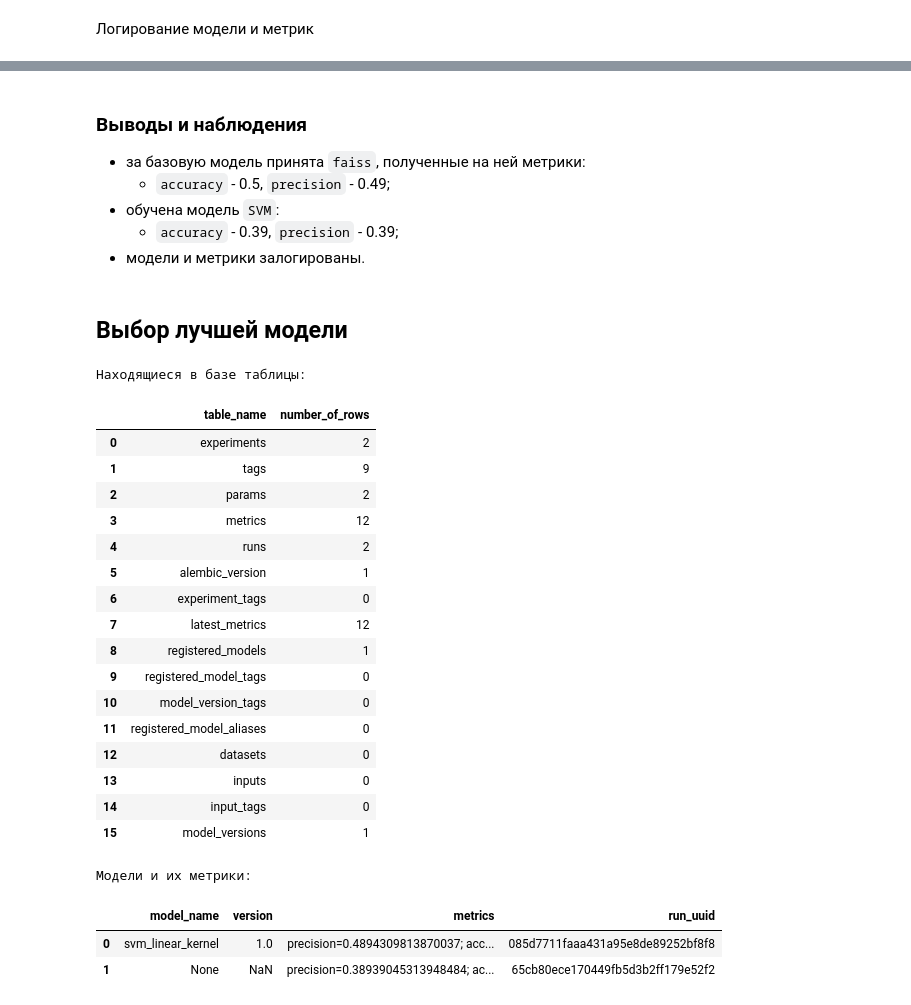
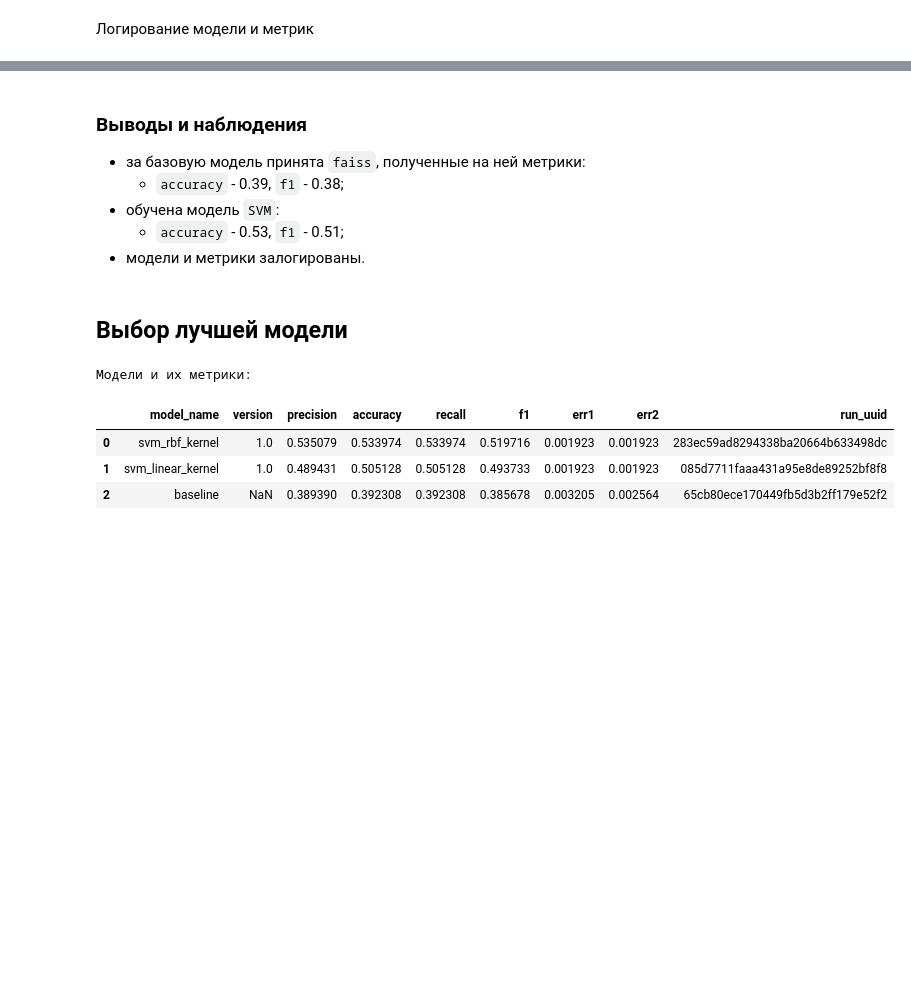
Before and after one commit to denis-42ds/determining_music_genre_from_an_image, a Jupyter notebook: music_genres.ipynb, the cells around one changed output, grey strips where cells are left out. Saved outputs shown, nothing was run; the diff lists cells and outputs as text; code cells hidden in the pictures; blank space fills up the shorter version.

Commit message:
second svm model fitted

```diff
--- a/music_genres.ipynb
+++ b/music_genres.ipynb
@@ -269,60 +309,48 @@ Created version '1' of model 'svm_linear_kernel'.
 # %% [markdown]
 ### Выводы и наблюдения
 - за базовую модель принята `faiss`, полученные на ней метрики:
-  - `accuracy` - 0.5, `precision` - 0.49;
+  - `accuracy` - 0.39, `f1` - 0.38;
 - обучена модель `SVM`:
-  - `accuracy` - 0.39, `precision` - 0.39;
+  - `accuracy` - 0.53, `f1` - 0.51;
 - модели и метрики залогированы.
 # %% [markdown]
 ## Выбор лучшей модели
 # %%
 connection.update(postgres_credentials)
 with psycopg.connect(**connection) as conn:
     with conn.cursor() as cur:
-        cur.execute(f"SELECT table_name FROM information_schema.tables WHERE table_schema='public'")
-        table_data = []
-        for table_name in cur.fetchall():
-            cur.execute(f"SELECT COUNT(*) FROM {table_name[0]}")
-            table_data.append((table_name[0], cur.fetchone()[0]))
-        print('Находящиеся в базе таблицы:')
-        display(pd.DataFrame(table_data, columns=['table_name', 'number_of_rows']))
+        # cur.execute(f"SELECT table_name FROM information_schema.tables WHERE table_schema='public'")
+        # table_data = []
+        # for table_name in cur.fetchall():
+        #     cur.execute(f"SELECT COUNT(*) FROM {table_name[0]}")
+        #     table_data.append((table_name[0], cur.fetchone()[0]))
+        # print('Находящиеся в базе таблицы:')
+        # display(pd.DataFrame(table_data, columns=['table_name', 'number_of_rows']))
 
         cur.execute("""
                        SELECT
-                         model_versions.name AS model_name,
+                         COALESCE(model_versions.name, 'baseline') AS model_name,
                          model_versions.version,
-                         STRING_AGG(metrics.key || '=' || metrics.value, '; ') AS metrics,
+                         MAX(CASE WHEN metrics.key = 'precision' THEN metrics.value END) AS precision,
+                         MAX(CASE WHEN metrics.key = 'accuracy' THEN metrics.value END) AS accuracy,
+                         MAX(CASE WHEN metrics.key = 'recall' THEN metrics.value END) AS recall,
+                         MAX(CASE WHEN metrics.key = 'f1' THEN metrics.value END) AS f1,
+                         MAX(CASE WHEN metrics.key = 'err1' THEN metrics.value END) AS err1,
+                         MAX(CASE WHEN metrics.key = 'err2' THEN metrics.value END) AS err2,
                          metrics.run_uuid
                        FROM metrics
                          LEFT JOIN model_versions ON model_versions.run_id=metrics.run_uuid
                        WHERE metrics.key NOT IN ('fit_time', 'score_time')
-                       GROUP BY model_versions.name, model_versions.version, metrics.run_uuid
-                       ORDER BY metrics DESC
+                       GROUP BY COALESCE(model_versions.name, 'baseline'), model_versions.version, metrics.run_uuid
+                       ORDER BY f1 DESC
                        """)
         table_data = cur.fetchall()
         table_columns = [desc[0] for desc in cur.description]
         print('Модели и их метрики:')
         display(pd.DataFrame(table_data, columns=table_columns))
 # %% [output]
-Находящиеся в базе таблицы:
+Модели и их метрики:
-|  | table_name | number_of_rows |
-| 0 | experiments | 2 |
-| 1 | tags | 9 |
-| 2 | params | 2 |
-| 3 | metrics | 12 |
-| 4 | runs | 2 |
-| 5 | alembic_version | 1 |
-| 6 | experiment_tags | 0 |
-| 7 | latest_metrics | 12 |
-| 8 | registered_models | 1 |
-| 9 | registered_model_tags | 0 |
-| 10 | model_version_tags | 0 |
-| 11 | registered_model_aliases | 0 |
-| 12 | datasets | 0 |
-| 13 | inputs | 0 |
-| 14 | input_tags | 0 |
-| 15 | model_versions | 1 |
+|  | model_name | version | precision | accuracy | recall | f1 | err1 | err2 | run_uuid |
+| 0 | svm_rbf_kernel | 1.0 | 0.535079 | 0.533974 | 0.533974 | 0.519716 | 0.001923 | 0.001923 | 283ec59ad8294338ba20664b633498dc |
+| 1 | svm_linear_kernel | 1.0 | 0.489431 | 0.505128 | 0.505128 | 0.493733 | 0.001923 | 0.001923 | 085d7711faaa431a95e8de89252bf8f8 |
+| 2 | baseline | NaN | 0.389390 | 0.392308 | 0.392308 | 0.385678 | 0.003205 | 0.002564 | 65cb80ece170449fb5d3b2ff179e52f2 |
-Модели и их метрики:
-|  | model_name | version | metrics | run_uuid |
-| 0 | svm_linear_kernel | 1.0 | precision=0.4894309813870037; acc... | 085d7711faaa431a95e8de89252bf8f8 |
-| 1 | None | NaN | precision=0.38939045313948484; ac... | 65cb80ece170449fb5d3b2ff179e52f2 |
```
Also changed, not shown: parts of 12 cells of this notebook, 1 other file.
